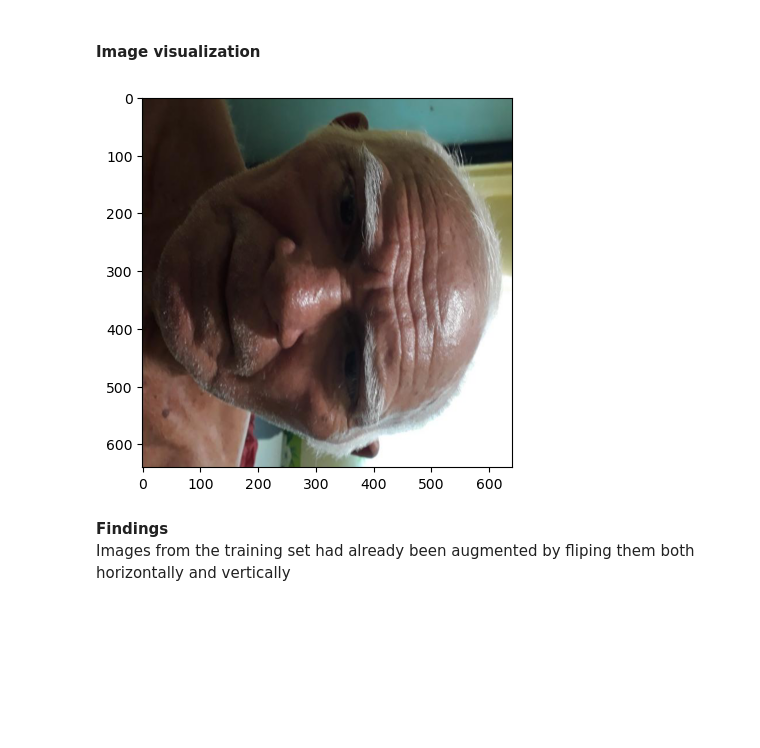
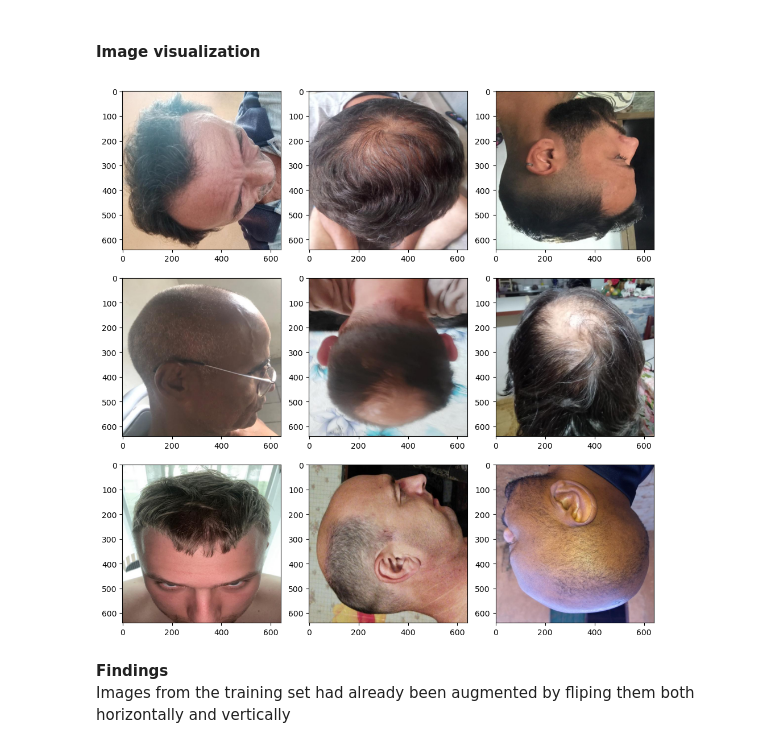
Before and after one commit to Rubenvalrom/Multilabel-Baldness-Classification, a Jupyter notebook: notebook.ipynb, the cells around one changed output. Saved outputs shown, nothing was run; the diff lists cells and outputs as text; code cells hidden in the pictures; blank space fills up the shorter version.

```diff
--- a/notebook.ipynb
+++ b/notebook.ipynb
@@ -111,12 +181,19 @@ While the train set has balanced labels, both validation and test set don't, hav
 # %% [markdown]
 #### Image visualization
 # %%
-# Display a random image from the training set
-rand_num = np.random.randint(len(df_train))
-img = Image.open("data/train/" + df_train["filename"][rand_num])
-plt.imshow(img);
+# Display random images from the training set
+num_images = 9
+fig, ax = plt.subplots(3, 3, figsize=(10, 10))
+ax = ax.flatten()
+for i in range(num_images):
+    rand_num = np.random.randint(len(df_train))
+    img = Image.open("data/train/" + df_train["filename"][rand_num])
+    ax[i].imshow(img)
+
+plt.tight_layout()
+plt.show()
 # %% [output]
-[figure, old version]
+[figure, new version]
 # %% [markdown]
 **Findings**
 Images from the training set had already been augmented by fliping them both horizontally and vertically
```
Also changed, not shown: parts of 41 cells of this notebook, 2 other files.
